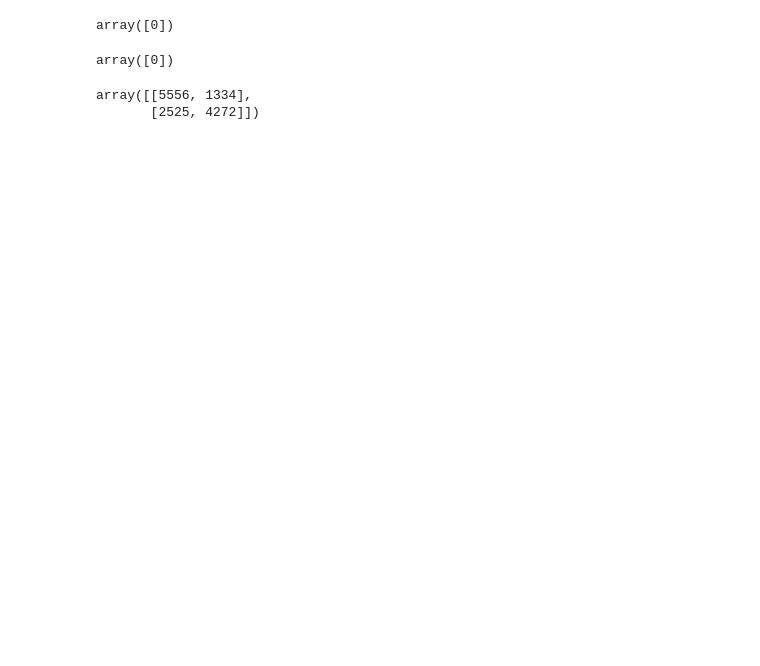
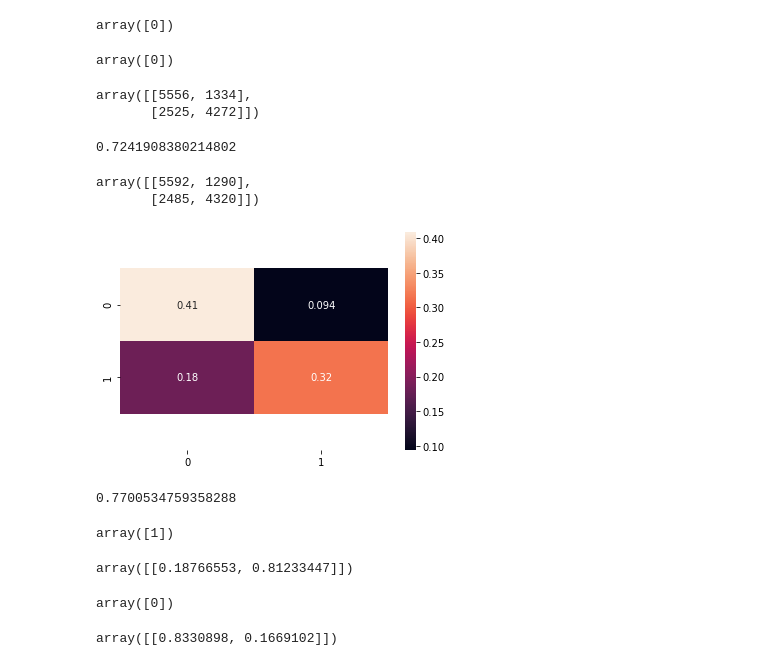
Before and after one commit to MayReii/ProyectoFinal, a Jupyter notebook: Prueba_modelosML.ipynb, the cells around one changed output. Saved outputs shown, nothing was run; the diff lists cells and outputs as text; code cells hidden in the pictures; blank space fills up the shorter version.

```diff
--- a/Prueba_modelosML.ipynb
+++ b/Prueba_modelosML.ipynb
@@ -273,0 +274,43 @@ with open('Datos/modelo_svc.sav', 'wb') as f:
+# %%
+svc2=SVC(probability=True)
+svc2.fit(X_train, y_train)
+
+y_predsvc2=svc2.predict(X_test)
+# %%
+from sklearn.metrics import accuracy_score as acc
+
+acc(y_test,y_predsvc2)
+# %% [output]
+0.7241908380214802
+# %%
+cm(y_test, y_predsvc2)
+# %% [output]
+array([[5592, 1290],
+       [2485, 4320]])
+# %%
+ax=sns.heatmap(cm(y_test, y_predsvc2)/sum(sum(cm(y_test, y_predsvc2))), annot=True)
+
+b, t=ax.get_ylim()
+ax.set_ylim(b+0.5, t-0.5);
+# %% [output]
+[figure, added]
+# %%
+precision_score(y_test, y_predsvc2)
+# %% [output]
+0.7700534759358288
+# %%
+svc2.predict(xsample)
+# %% [output]
+array([1])
+# %%
+svc2.predict_proba(xsample)
+# %% [output]
+array([[0.18766553, 0.81233447]])
+# %%
+svc2.predict(xsample2)
+# %% [output]
+array([0])
+# %%
+svc2.predict_proba(xsample2)
+# %% [output]
+array([[0.8330898, 0.1669102]])
```
Also changed, not shown: parts of 3 cells of this notebook, 1 other file.
